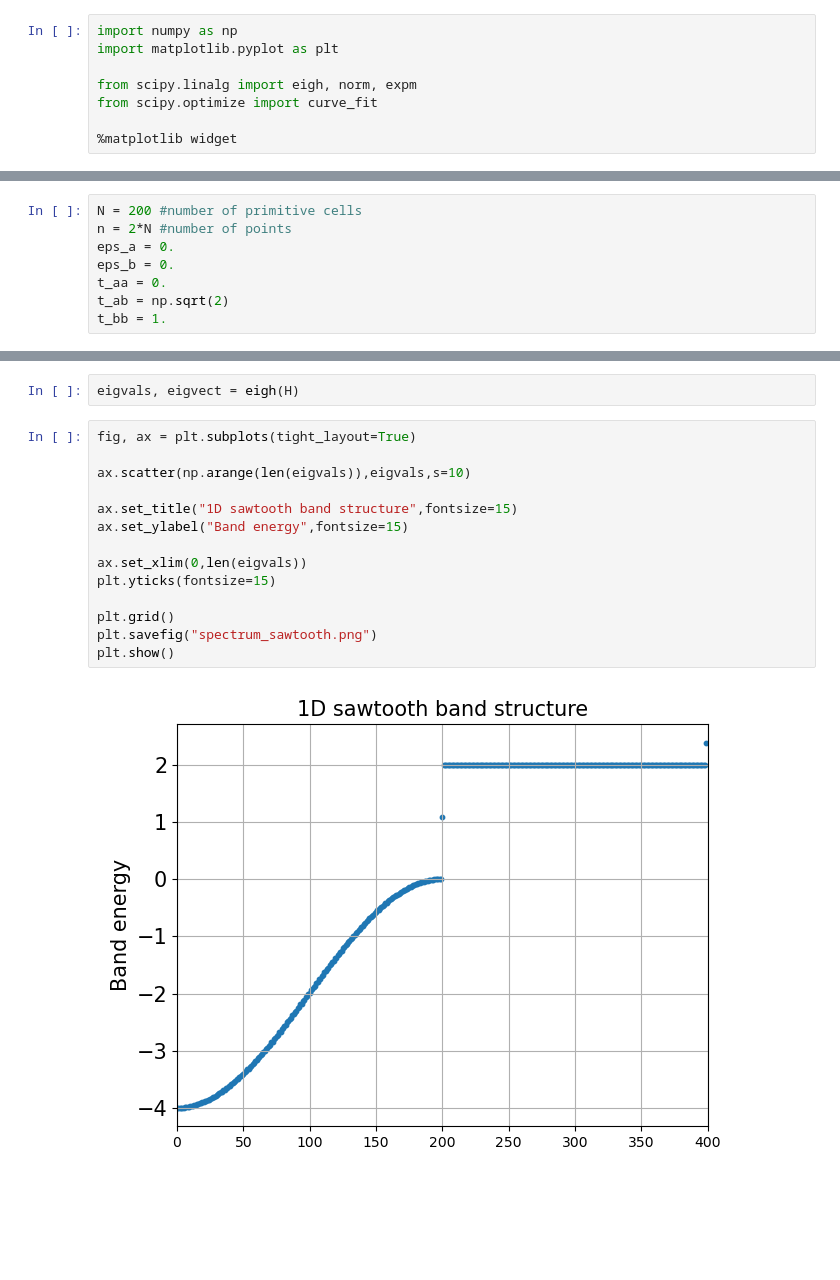
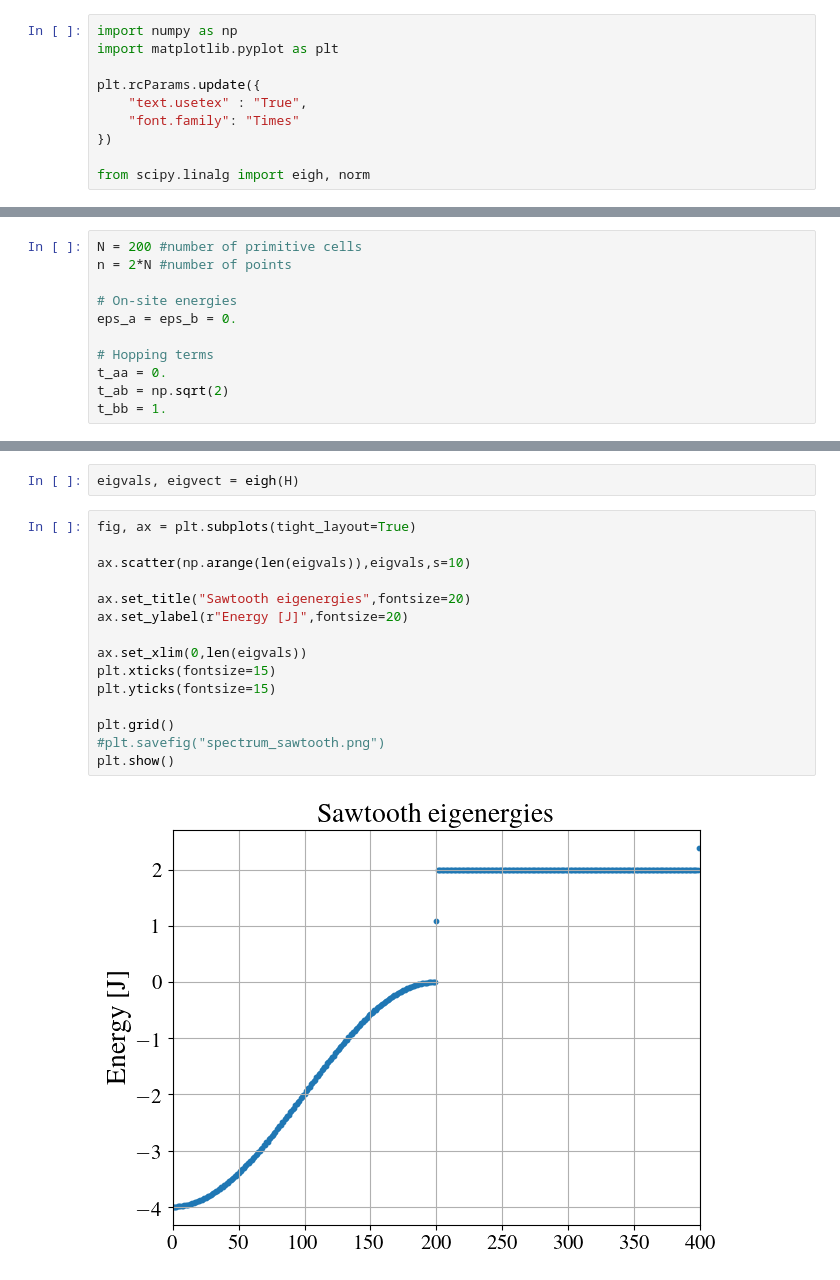
Before and after one commit to enrico0014/QOptics_FB, a Jupyter notebook: sawtooth.ipynb, the cells around one changed output, grey strips where cells are left out. Drawn from its saved outputs; the diff is of its cells as text; blank space fills up the shorter version.

Commit message:
sawtooth.ipynb has been updated and "cleaned up"

```diff
--- a/sawtooth.ipynb
+++ b/sawtooth.ipynb
@@ -2,9 +2,11 @@
 import numpy as np
 import matplotlib.pyplot as plt
 
-from scipy.linalg import eigh, norm, expm
-from scipy.optimize import curve_fit
+plt.rcParams.update({
+    "text.usetex" : "True",
+    "font.family": "Times"
+})
 
-%matplotlib widget
+from scipy.linalg import eigh, norm
 # %% [markdown]
 # Sawtooth lattice
@@ -11,8 +26,11 @@ from scipy.optimize import curve_fit
 # %%
 N = 200 #number of primitive cells
 n = 2*N #number of points
-eps_a = 0.
-eps_b = 0.
+
+# On-site energies
+eps_a = eps_b = 0.
+
+# Hopping terms
 t_aa = 0.
 t_ab = np.sqrt(2)
 t_bb = 1.
@@ -29,17 +51,18 @@ eigvals, eigvect = eigh(H)
 # %%
 fig, ax = plt.subplots(tight_layout=True)
 
 ax.scatter(np.arange(len(eigvals)),eigvals,s=10)
 
-ax.set_title("1D sawtooth band structure",fontsize=15)
-ax.set_ylabel("Band energy",fontsize=15)
+ax.set_title("Sawtooth eigenergies",fontsize=20)
+ax.set_ylabel(r"Energy [J]",fontsize=20)
 
 ax.set_xlim(0,len(eigvals))
+plt.xticks(fontsize=15)
 plt.yticks(fontsize=15)
 
 plt.grid()
-plt.savefig("spectrum_sawtooth.png")
+#plt.savefig("spectrum_sawtooth.png")
 plt.show()
 # %% [output]
-[figure, old version]
+[figure, new version]
 # %%
```
Also changed, not shown: parts of 18 cells of this notebook.
